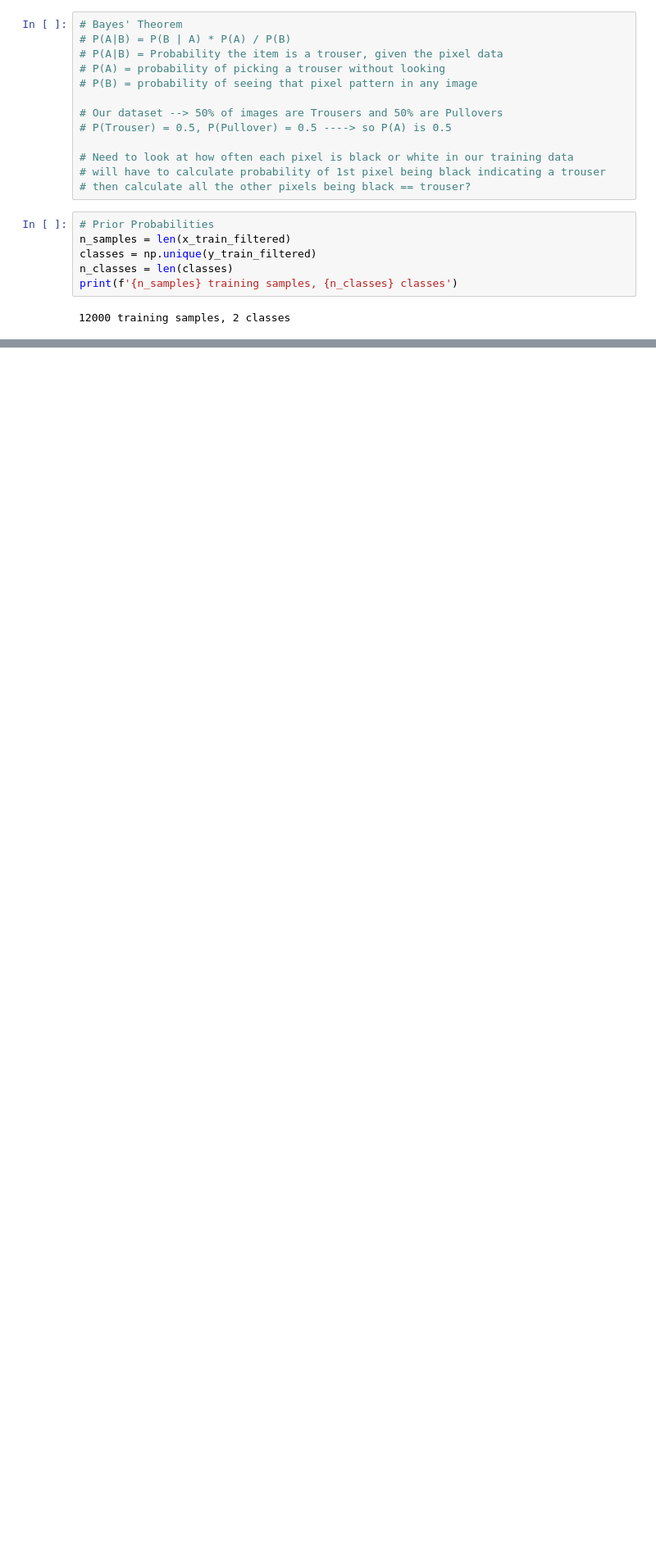
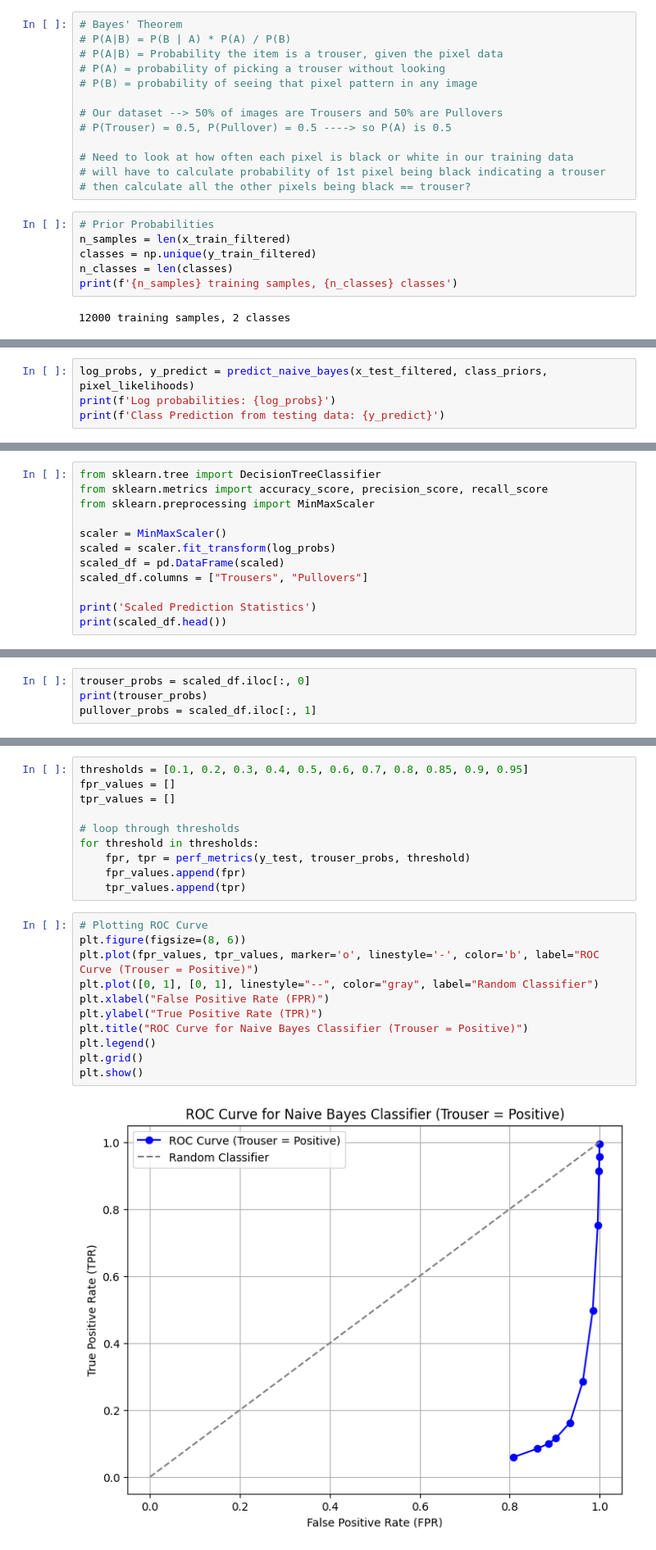
Before and after one commit to camdlee/Fashion-MNIST-Binary-Classification, a Jupyter notebook: Assignment1.ipynb, the cells around one changed output, grey strips where cells are left out. Shown at 82% size. Cells and saved outputs as stored; diff of their text form; blank space fills up the shorter version.

```diff
--- a/Assignment1.ipynb
+++ b/Assignment1.ipynb
@@ -225,0 +257,4 @@ Samples for Pullovers: 6000
+# %%
+log_probs, y_predict = predict_naive_bayes(x_test_filtered, class_priors, pixel_likelihoods)
+print(f'Log probabilities: {log_probs}')
+print(f'Class Prediction from testing data: {y_predict}')
@@ -225,0 +264,12 @@ Samples for Pullovers: 6000
+# %%
+from sklearn.tree import DecisionTreeClassifier
+from sklearn.metrics import accuracy_score, precision_score, recall_score
+from sklearn.preprocessing import MinMaxScaler
+
+scaler = MinMaxScaler()
+scaled = scaler.fit_transform(log_probs)
+scaled_df = pd.DataFrame(scaled)
+scaled_df.columns = ["Trousers", "Pullovers"]
+
+print('Scaled Prediction Statistics')
+print(scaled_df.head())
@@ -225,0 +286,4 @@ Samples for Pullovers: 6000
+# %%
+trouser_probs = scaled_df.iloc[:, 0]
+print(trouser_probs)
+pullover_probs = scaled_df.iloc[:, 1]
@@ -225,0 +335,23 @@ Samples for Pullovers: 6000
+# %%
+thresholds = [0.1, 0.2, 0.3, 0.4, 0.5, 0.6, 0.7, 0.8, 0.85, 0.9, 0.95]
+fpr_values = []
+tpr_values = []
+
+# loop through thresholds
+for threshold in thresholds:
+    fpr, tpr = perf_metrics(y_test, trouser_probs, threshold)
+    fpr_values.append(fpr)
+    tpr_values.append(tpr)
+# %%
+# Plotting ROC Curve
+plt.figure(figsize=(8, 6))
+plt.plot(fpr_values, tpr_values, marker='o', linestyle='-', color='b', label="ROC Curve (Trouser = Positive)")
+plt.plot([0, 1], [0, 1], linestyle="--", color="gray", label="Random Classifier")
+plt.xlabel("False Positive Rate (FPR)")
+plt.ylabel("True Positive Rate (TPR)")
+plt.title("ROC Curve for Naive Bayes Classifier (Trouser = Positive)")
+plt.legend()
+plt.grid()
+plt.show()
+# %% [output]
+[figure, added]
```
Also changed, not shown: parts of 11 cells of this notebook, 1 other file.
